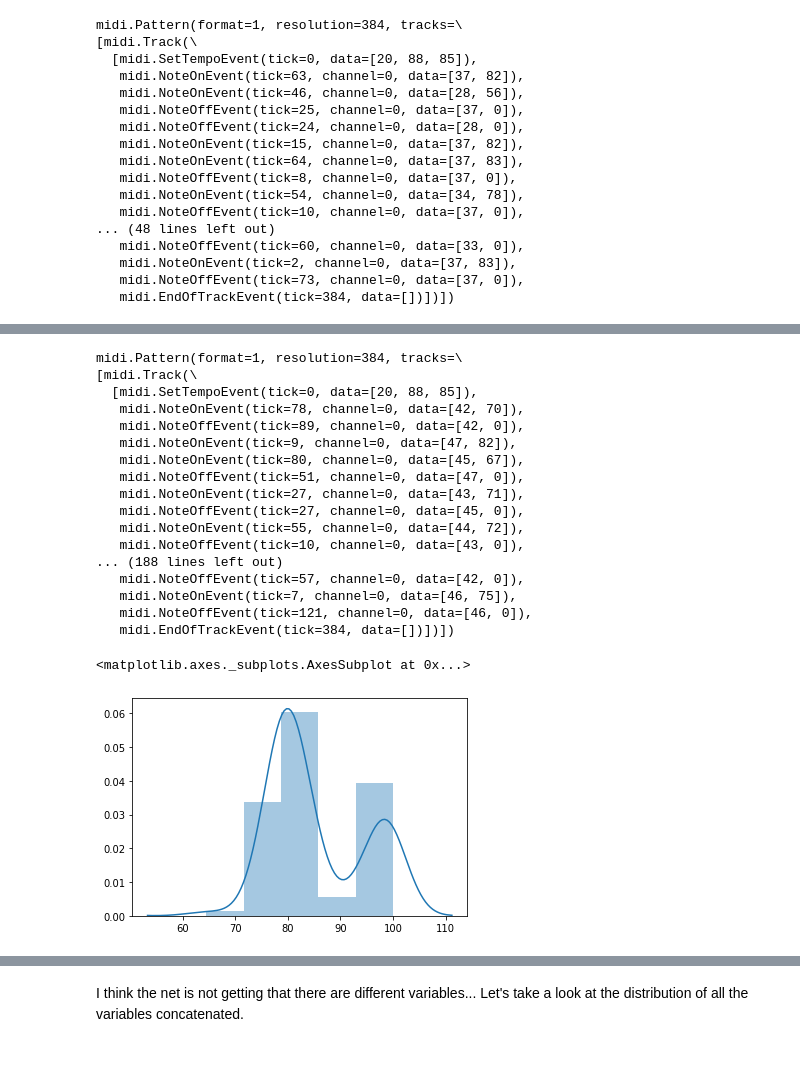
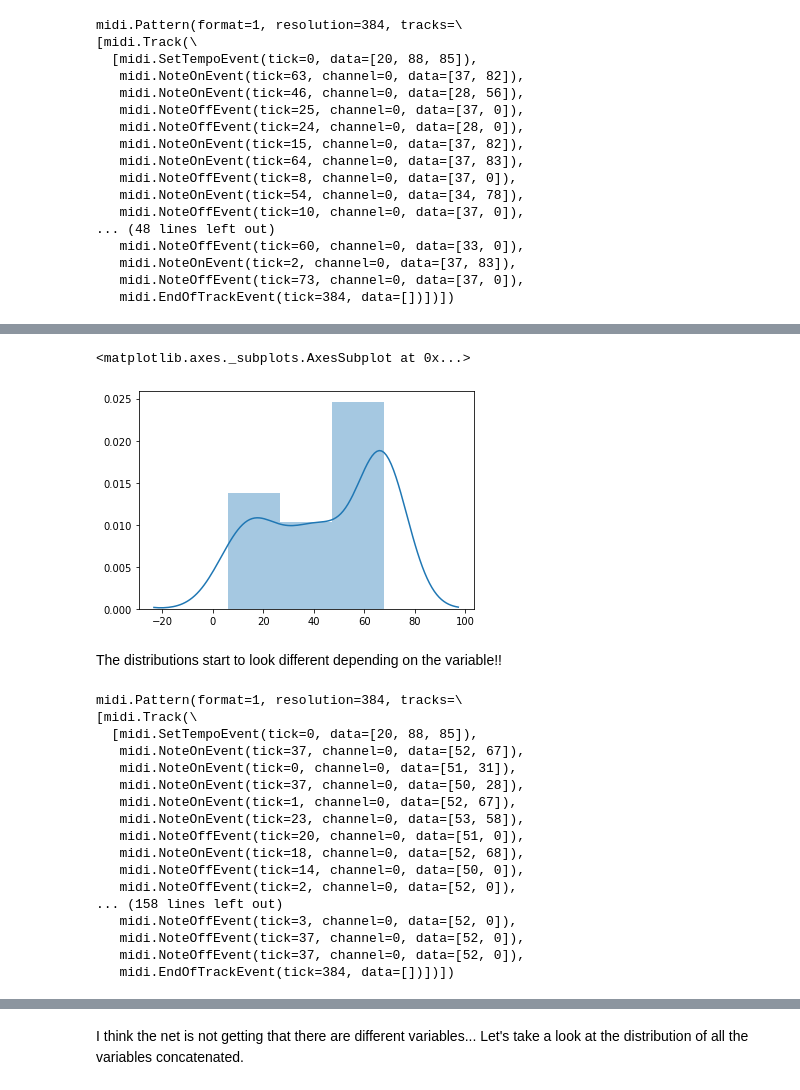
Before and after one commit to Jhdemendoza/TFM, a Jupyter notebook: C-RNN-GAN_V2.ipynb, the cells around one changed output, grey strips where cells are left out. Drawn from its saved outputs; the diff is of its cells as text; code cells hidden in the pictures; blank space fills up the shorter version.

```diff
--- a/C-RNN-GAN_V2.ipynb
+++ b/C-RNN-GAN_V2.ipynb
@@ -360,27 +392,29 @@ midi.Pattern(format=1, resolution=384, tracks=\
+# %%
+sns.distplot(crnngan_curriculum.generated_songs[-3][0][:,3])
+# %% [output]
+<matplotlib.axes._subplots.AxesSubplot at 0x...>
+[figure, added]
+# %% [markdown]
+The distributions start to look different depending on the variable!!
 # %%
-musicDataLoader.save_data('./test_song_last_iter2.midi', crnngan_curriculum.generated_songs[-1][-2].numpy())
+musicDataLoader.save_data('./test_curriculum_song2.midi', crnngan_curriculum.generated_songs[-3][0].numpy())
 # %% [output]
 midi.Pattern(format=1, resolution=384, tracks=\
 [midi.Track(\
   [midi.SetTempoEvent(tick=0, data=[20, 88, 85]),
-   midi.NoteOnEvent(tick=78, channel=0, data=[42, 70]),
-   midi.NoteOffEvent(tick=89, channel=0, data=[42, 0]),
-   midi.NoteOnEvent(tick=9, channel=0, data=[47, 82]),
-   midi.NoteOnEvent(tick=80, channel=0, data=[45, 67]),
-   midi.NoteOffEvent(tick=51, channel=0, data=[47, 0]),
-   midi.NoteOnEvent(tick=27, channel=0, data=[43, 71]),
-   midi.NoteOffEvent(tick=27, channel=0, data=[45, 0]),
-   midi.NoteOnEvent(tick=55, channel=0, data=[44, 72]),
-   midi.NoteOffEvent(tick=10, channel=0, data=[43, 0]),
-... (188 lines left out)
-   midi.NoteOffEvent(tick=57, channel=0, data=[42, 0]),
-   midi.NoteOnEvent(tick=7, channel=0, data=[46, 75]),
-   midi.NoteOffEvent(tick=121, channel=0, data=[46, 0]),
+   midi.NoteOnEvent(tick=37, channel=0, data=[52, 67]),
+   midi.NoteOnEvent(tick=0, channel=0, data=[51, 31]),
+   midi.NoteOnEvent(tick=37, channel=0, data=[50, 28]),
+   midi.NoteOnEvent(tick=1, channel=0, data=[52, 67]),
+   midi.NoteOnEvent(tick=23, channel=0, data=[53, 58]),
+   midi.NoteOffEvent(tick=20, channel=0, data=[51, 0]),
+   midi.NoteOnEvent(tick=18, channel=0, data=[52, 68]),
+   midi.NoteOffEvent(tick=14, channel=0, data=[50, 0]),
+   midi.NoteOffEvent(tick=2, channel=0, data=[52, 0]),
+... (158 lines left out)
+   midi.NoteOffEvent(tick=3, channel=0, data=[52, 0]),
+   midi.NoteOffEvent(tick=37, channel=0, data=[52, 0]),
+   midi.NoteOffEvent(tick=37, channel=0, data=[52, 0]),
    midi.EndOfTrackEvent(tick=384, data=[])])])
 # %%
 import seaborn as sns
-# %%
-sns.distplot(crnngan_curriculum.generated_songs[-1][-20][:,0].numpy())
-# %% [output]
-<matplotlib.axes._subplots.AxesSubplot at 0x...>
-[figure, removed]
```
Also changed, not shown: parts of 45 cells of this notebook, 5 other files.
